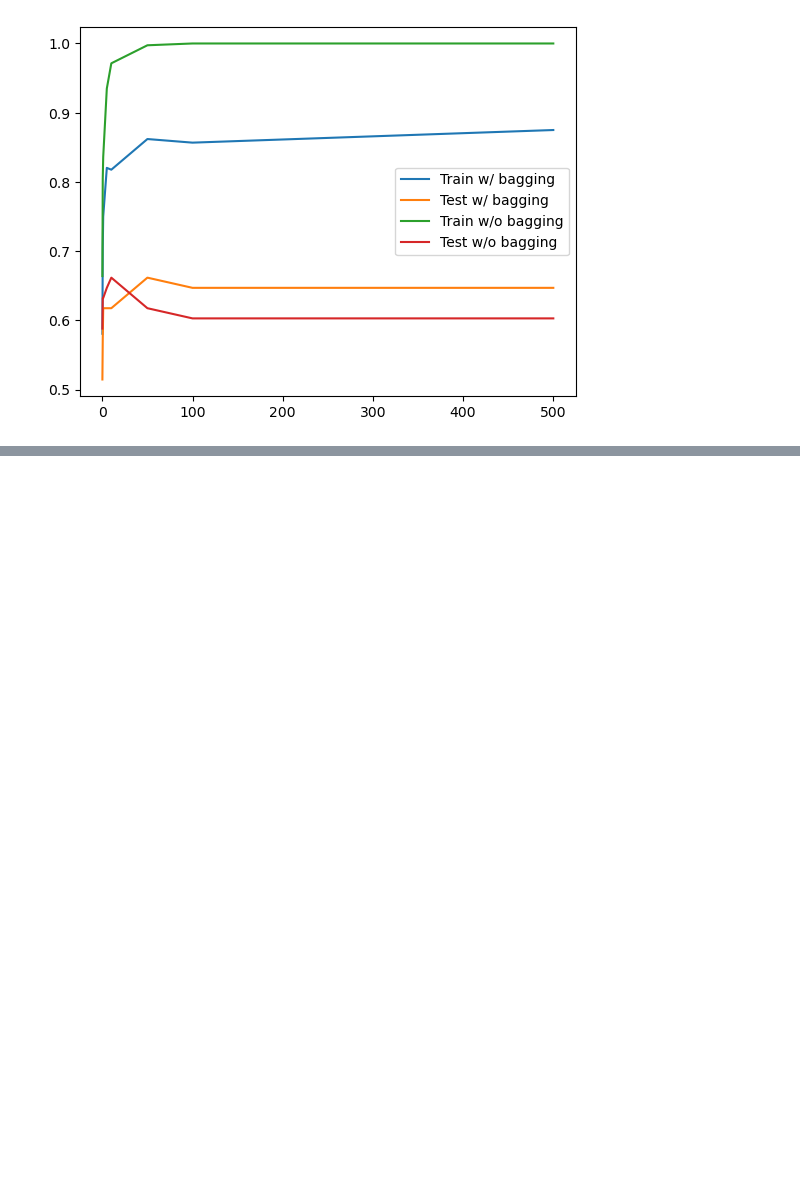
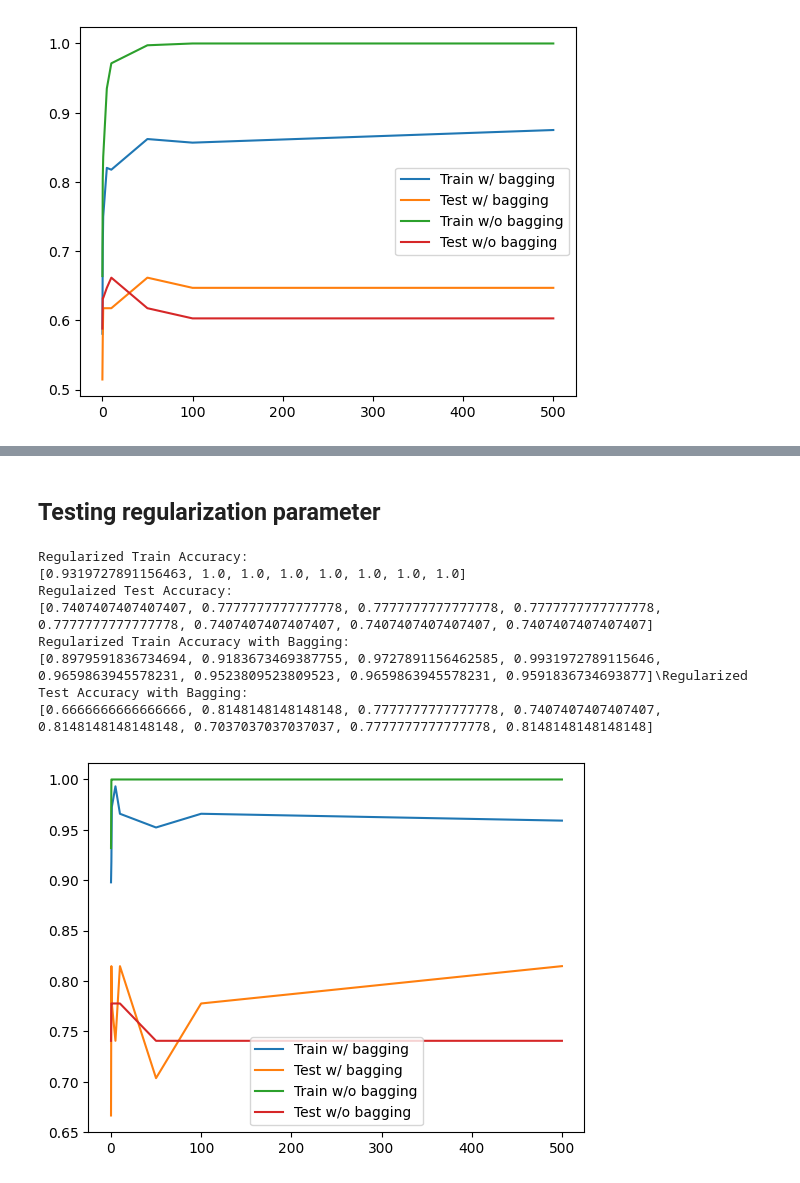
Before and after one commit to csci-567-project-KNQM/bagging-vs-boosting, a Jupyter notebook: main.ipynb, the cells around one changed output, grey strips where cells are left out. Cells and saved outputs as stored; diff of their text form; code cells hidden in the pictures; blank space fills up the shorter version.

```diff
--- a/main.ipynb
+++ b/main.ipynb
@@ -289,0 +421,26 @@ plot_acc_vs_C(list_C, list_tr_acc, list_te_acc, list_nobag_tr_acc, list_nobag_te
+# %% [markdown]
+## Testing regularization parameter
+# %%
+darwin_regularized_train_acc = []
+darwin_regularized_test_acc = []
+darwin_regularized_train_acc_bag = []
+darwin_regularized_test_acc_bag = []
+for c in list_C:
+    cur_log_regr = LogisticRegression(penalty='l2', C=c, max_iter=5000)
+    cur_log_regr.fit(darwin_data_x_train, darwin_data_y_train)
+    darwin_regularized_train_acc.append(cur_log_regr.score(darwin_data_x_train, darwin_data_y_train))
+    darwin_regularized_test_acc.append(cur_log_regr.score(darwin_data_x_test, darwin_data_y_test))
+    cur_tr_acc_bag, cur_te_acc_bag = bagging_log_regr(darwin_data_x_train, darwin_data_x_test, darwin_data_y_train, darwin_data_y_test, 10, 0.5, regularization=c)
+    darwin_regularized_train_acc_bag.append(cur_tr_acc_bag)
+    darwin_regularized_test_acc_bag.append(cur_te_acc_bag)
+print(f"Regularized Train Accuracy:\n{darwin_regularized_train_acc}\nRegulaized Test Accuracy:\n{darwin_regularized_test_acc}\nRegularized Train Accuracy with Bagging:\n{darwin_regularized_train_acc_bag}\Regularized Test Accuracy with Bagging:\n{darwin_regularized_test_acc_bag}")
+plot_acc_vs_C(list_C, darwin_regularized_train_acc_bag, darwin_regularized_test_acc_bag, darwin_regularized_train_acc, darwin_regularized_test_acc)
+# %% [output]
+Regularized Train Accuracy:
+[0.9319727891156463, 1.0, 1.0, 1.0, 1.0, 1.0, 1.0, 1.0]
+Regulaized Test Accuracy:
+[0.7407407407407407, 0.7777777777777778, 0.7777777777777778, 0.7777777777777778, 0.7777777777777778, 0.7407407407407407, 0.7407407407407407, 0.7407407407407407]
+Regularized Train Accuracy with Bagging:
+[0.8979591836734694, 0.9183673469387755, 0.9727891156462585, 0.9931972789115646, 0.9659863945578231, 0.9523809523809523, 0.9659863945578231, 0.9591836734693877]\Regularized Test Accuracy with Bagging:
+[0.6666666666666666, 0.8148148148148148, 0.7777777777777778, 0.7407407407407407, 0.8148148148148148, 0.7037037037037037, 0.7777777777777778, 0.8148148148148148]
+[figure, added]
```
Also changed, not shown: parts of 38 cells of this notebook.
